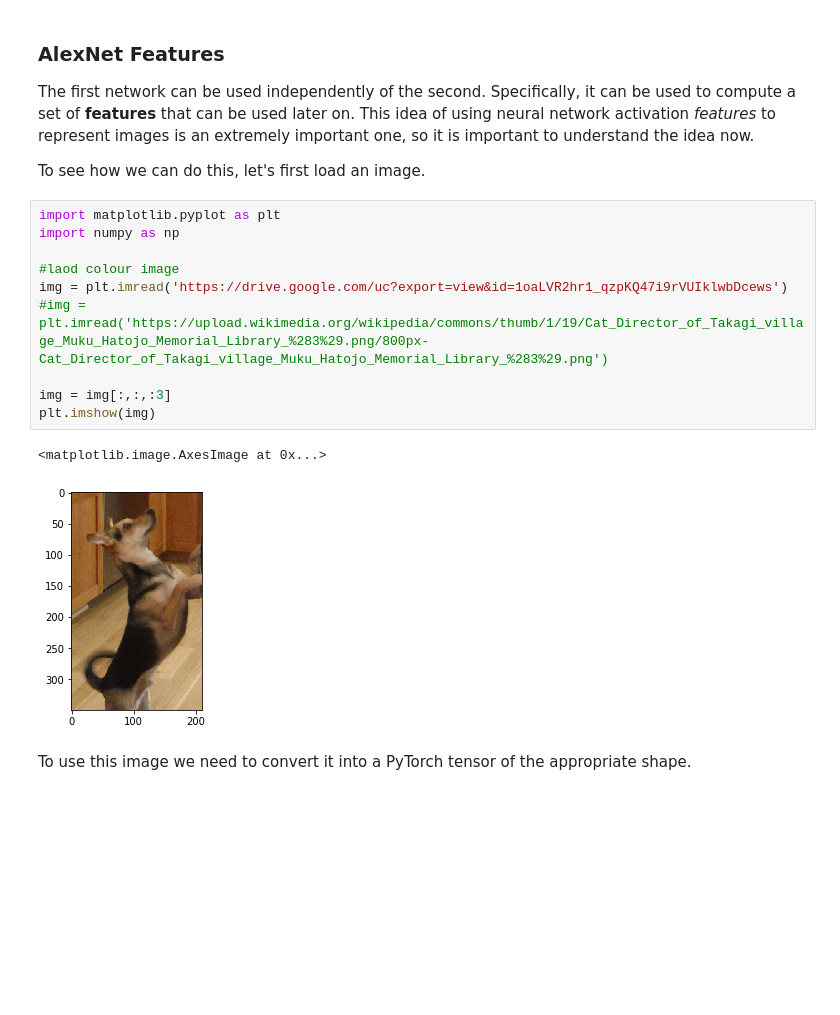
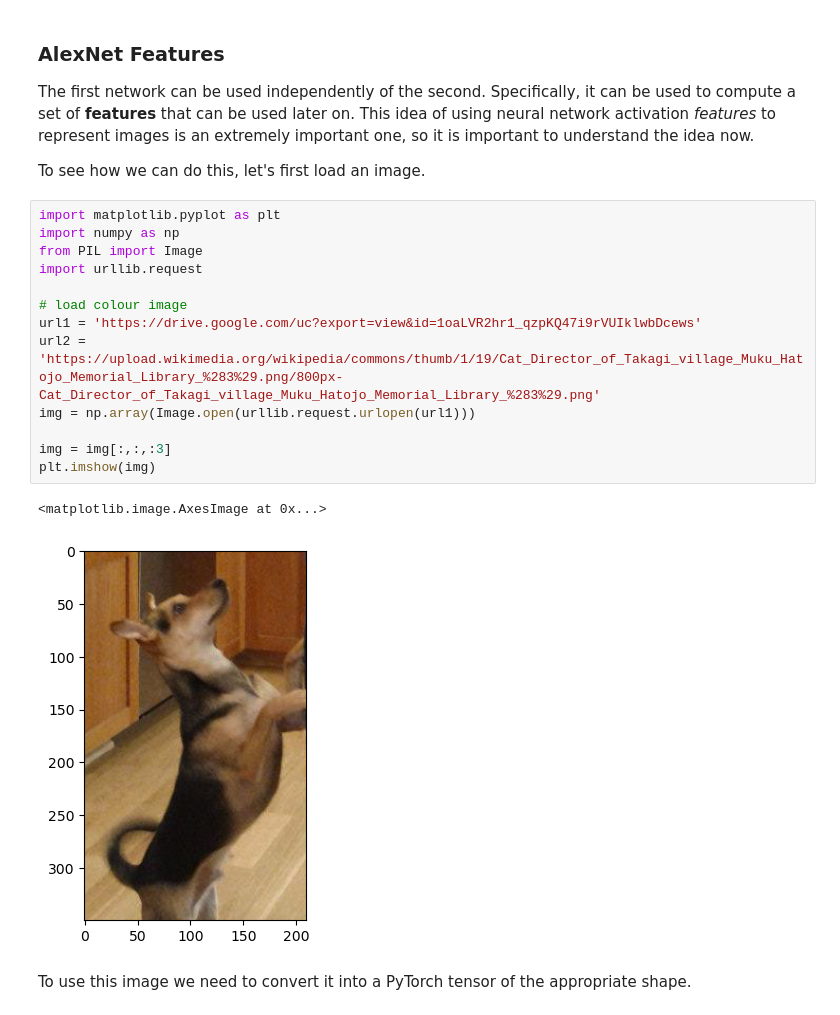
Before and after one commit to iolj-uoft/MIE1517-Intro-to-Deep-Learning, a Jupyter notebook: 2_Assignments/A2 - CNN/Pre2B_Transfer_Learning.ipynb, the cells around one changed output. Saved outputs shown, nothing was run; the diff lists cells and outputs as text; blank space fills up the shorter version.

```diff
--- a/2_Assignments/A2 - CNN/Pre2B_Transfer_Learning.ipynb
+++ b/2_Assignments/A2 - CNN/Pre2B_Transfer_Learning.ipynb
@@ -88,16 +88,19 @@ To see how we can do this, let's first load an image.
 # %%
 import matplotlib.pyplot as plt
 import numpy as np
+from PIL import Image
+import urllib.request
 
-#laod colour image
-img = plt.imread('https://drive.google.com/uc?export=view&id=1oaLVR2hr1_qzpKQ47i9rVUIklwbDcews')
-#img = plt.imread('https://upload.wikimedia.org/wikipedia/commons/thumb/1/19/Cat_Director_of_Takagi_village_Muku_Hatojo_Memorial_Library_%283%29.png/800px-Cat_Director_of_Takagi_village_Muku_Hatojo_Memorial_Library_%283%29.png')
+# load colour image
+url1 = 'https://drive.google.com/uc?export=view&id=1oaLVR2hr1_qzpKQ47i9rVUIklwbDcews'
+url2 = 'https://upload.wikimedia.org/wikipedia/commons/thumb/1/19/Cat_Director_of_Takagi_village_Muku_Hatojo_Memorial_Library_%283%29.png/800px-Cat_Director_of_Takagi_village_Muku_Hatojo_Memorial_Library_%283%29.png'
+img = np.array(Image.open(urllib.request.urlopen(url1)))
 
 img = img[:,:,:3]
 plt.imshow(img)
 # %% [output]
 <matplotlib.image.AxesImage at 0x...>
-[figure, old version]
+[figure, new version]
 # %% [markdown]
 To use this image we need to convert it into a PyTorch tensor of the appropriate shape.
 # %%
```
Also changed, not shown: 3 other files.
